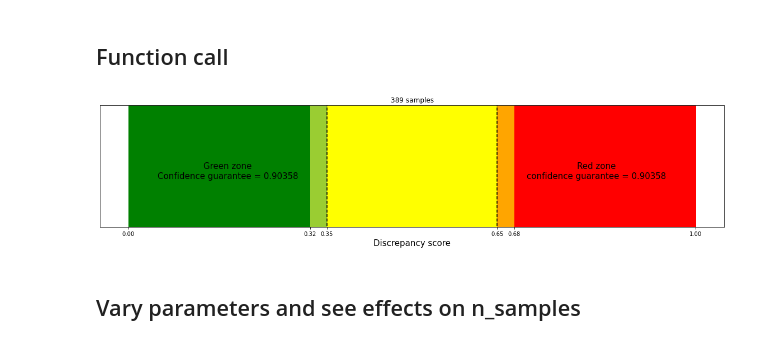
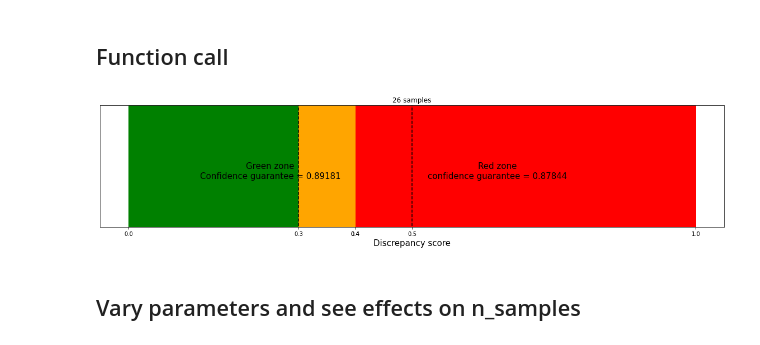
Before and after one commit to amrita112/DiscSim-old, a Jupyter notebook: binomial_confidence_demo.ipynb, the cells around one changed output. Cells and saved outputs as stored; diff of their text form; code cells hidden in the pictures.

Commit message:
Improved schematic for binomial confidence
Also changed parameters etc. in demo notebook

```diff
--- a/binomial_confidence_demo.ipynb
+++ b/binomial_confidence_demo.ipynb
@@ -274,14 +274,14 @@ To correctly classify workers with discrepancy score < 0.27999999999999997 and w
 # %% [markdown]
 ## Function call
 # %%
-a = 0.03
-t_green = 0.35
-t_red = 0.65
-confidence = 0.9
+a = 0.1
+t_green = 0.5
+t_red = 0.3
+confidence = 0.85
 
 n_samples = binomial_confidence.get_n_samples(accuracy = a, t_green = t_green, t_red = t_red, confidence = confidence, make_plot = True)
 # %% [output]
-[figure, old version]
+[figure, new version]
 # %% [markdown]
 ## Vary parameters and see effects on n_samples
 # %%
```
Also changed, not shown: parts of 2 cells of this notebook, 1 other file.
